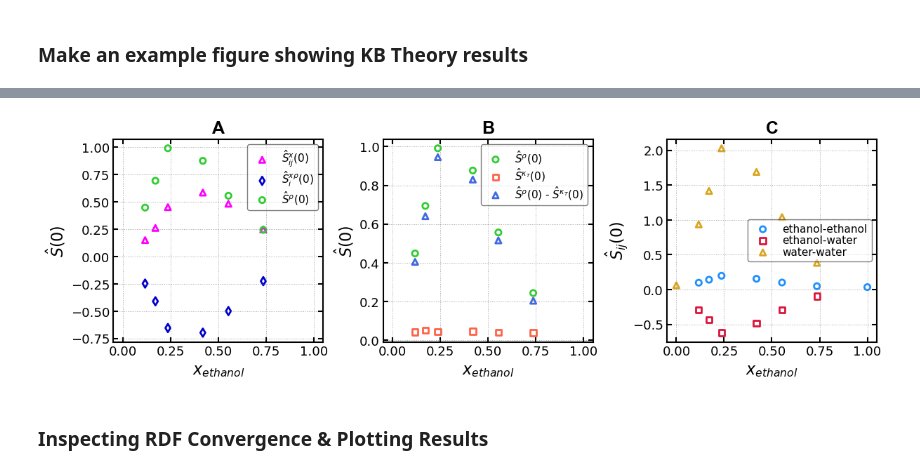
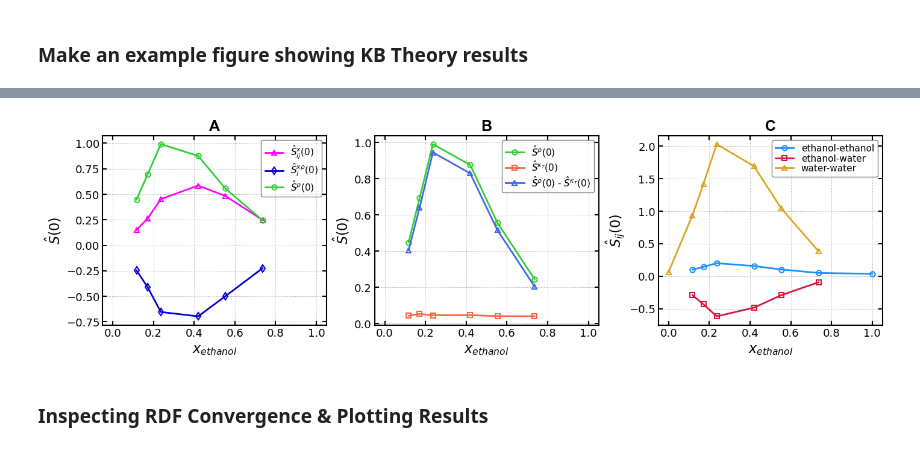
Before and after one commit to anl-sepsci/kbkit, a Jupyter notebook: examples/etoh_h2o_example.ipynb, the cells around one changed output, grey strips where cells are left out. Saved outputs shown, nothing was run; the diff lists cells and outputs as text; code cells hidden in the pictures.

```diff
--- a/examples/etoh_h2o_example.ipynb
+++ b/examples/etoh_h2o_example.ipynb
@@ -91,44 +86,44 @@ array([ 0.        , -1.10453694, -1.33113968, -1.50444665, -1.65435779,
 # %%
-fig, ax = plt.subplots(1, 3, figsize=(12, 3.75), sharex=True)
+fig, ax = plt.subplots(1, 3, figsize=(14, 4), sharex=True)
 ax[0].set_xlim(-0.05, 1.05)
 
-ax[0].scatter(x_ext, pipe.results["s0_x"].value[:, 0, 0], marker="^", c="magenta", label=r"$\hat{S}_{ij}^{x}(0)$")
-ax[0].scatter(x_ext, pipe.results["s0_xp"].value[:, 0], marker="d", c="mediumblue", label=r"$\hat{S}_{i}^{x\rho}(0)$")
-ax[0].scatter(x_ext, pipe.results["s0_p"].value, marker="o", c="limegreen", label=r"$\hat{S}^{\rho}(0)$")
+ax[0].plot(x_ext, pipe.results["s0_x"].value[:, 0, 0], marker="^", c="magenta", label=r"$\hat{S}_{ij}^{x}(0)$")
+ax[0].plot(x_ext, pipe.results["s0_xp"].value[:, 0], marker="d", c="mediumblue", label=r"$\hat{S}_{i}^{x\rho}(0)$")
+ax[0].plot(x_ext, pipe.results["s0_p"].value, marker="o", c="limegreen", label=r"$\hat{S}^{\rho}(0)$")
 ax[0].legend(fontsize=11)
 ax[0].set_xlabel(r"$x_{{ethanol}}$")
 ax[0].set_ylabel(r"$\hat{S}(0)$")
 
-ax[1].scatter(x_ext, pipe.results["s0_p"].value, marker="o", c="limegreen", label=r"$\hat{S}^{\rho}(0)$")
-ax[1].scatter(x_ext, pipe.results["s0_kappa"].value, marker="s", c="tomato", label=r"$\hat{S}^{\kappa_T}(0)$")
-ax[1].scatter(
+ax[1].plot(x_ext, pipe.results["s0_p"].value, marker="o", c="limegreen", label=r"$\hat{S}^{\rho}(0)$")
+ax[1].plot(x_ext, pipe.results["s0_kappa"].value, marker="s", c="tomato", label=r"$\hat{S}^{\kappa_T}(0)$")
+ax[1].plot(
     x_ext,
     pipe.results["s0_p"].value - pipe.results["s0_kappa"].value,
     marker="^",
     c="royalblue",
     label=r"$\hat{S}^{\rho}(0)$ - $\hat{S}^{\kappa_T}(0)$",
 )
 
 ax[1].legend(fontsize=11)
 ax[1].set_xlabel(r"$x_{{ethanol}}$")
 ax[1].set_ylabel(r"$\hat{S}(0)$")
 
 mol0, mol1 = [pipe.molecule_map[mol] for mol in pipe.systems.molecules]
 
-ax[2].scatter(x_ext, pipe.results["s0_ij"].value[:, 0, 0], marker="o", c="dodgerblue", label=f"{mol0}-{mol0}")
-ax[2].scatter(x_ext, pipe.results["s0_ij"].value[:, 0, 1], marker="s", c="crimson", label=f"{mol0}-{mol1}")
-ax[2].scatter(x_ext, pipe.results["s0_ij"].value[:, 1, 1], marker="^", c="goldenrod", label=f"{mol1}-{mol1}")
-ax[2].legend(fontsize=11)
+ax[2].plot(x_ext, pipe.results["s0_ij"].value[:, 0, 0], marker="o", c="dodgerblue", label=f"{mol0}-{mol0}")
+ax[2].plot(x_ext, pipe.results["s0_ij"].value[:, 0, 1], marker="s", c="crimson", label=f"{mol0}-{mol1}")
+ax[2].plot(x_ext, pipe.results["s0_ij"].value[:, 1, 1], marker="^", c="goldenrod", label=f"{mol1}-{mol1}")
+ax[2].legend(fontsize=11, loc="upper right")
 ax[2].set_xlabel(r"$x_{{ethanol}}$")
 ax[2].set_ylabel(r"$\hat{S}_{ij}(0)$")
 
 ax[0].set_title("A", fontsize=18, fontweight="bold", family="Arial")
 ax[1].set_title("B", fontsize=18, fontweight="bold", family="Arial")
 ax[2].set_title("C", fontsize=18, fontweight="bold", family="Arial")
 
 fig.savefig("scattering_figs_s0.pdf", dpi=100)
 # %% [output]
-[figure, old version]
+[figure, new version]
 # %% [markdown]
 ### Inspecting RDF Convergence & Plotting Results
 # %%
```
Also changed, not shown: parts of 12 cells of this notebook, 24 other files.
